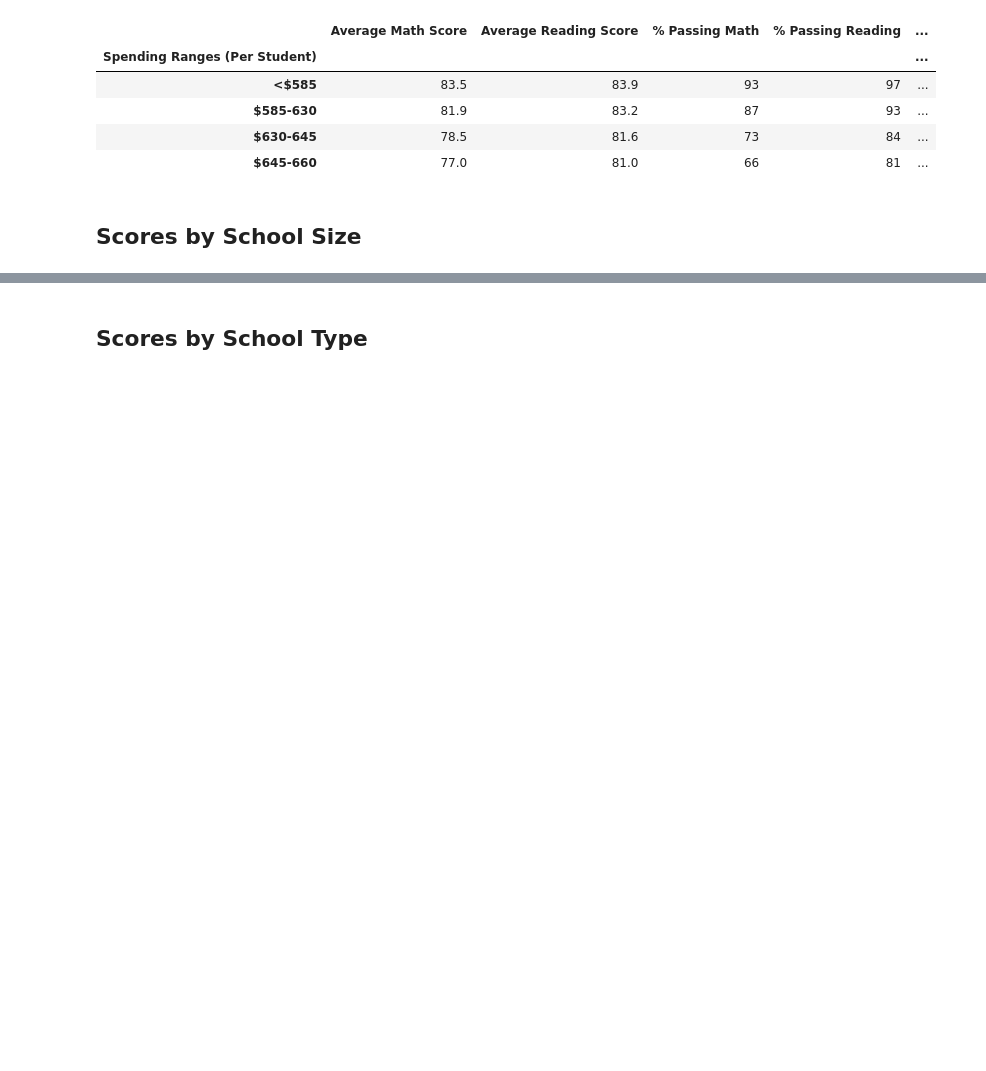
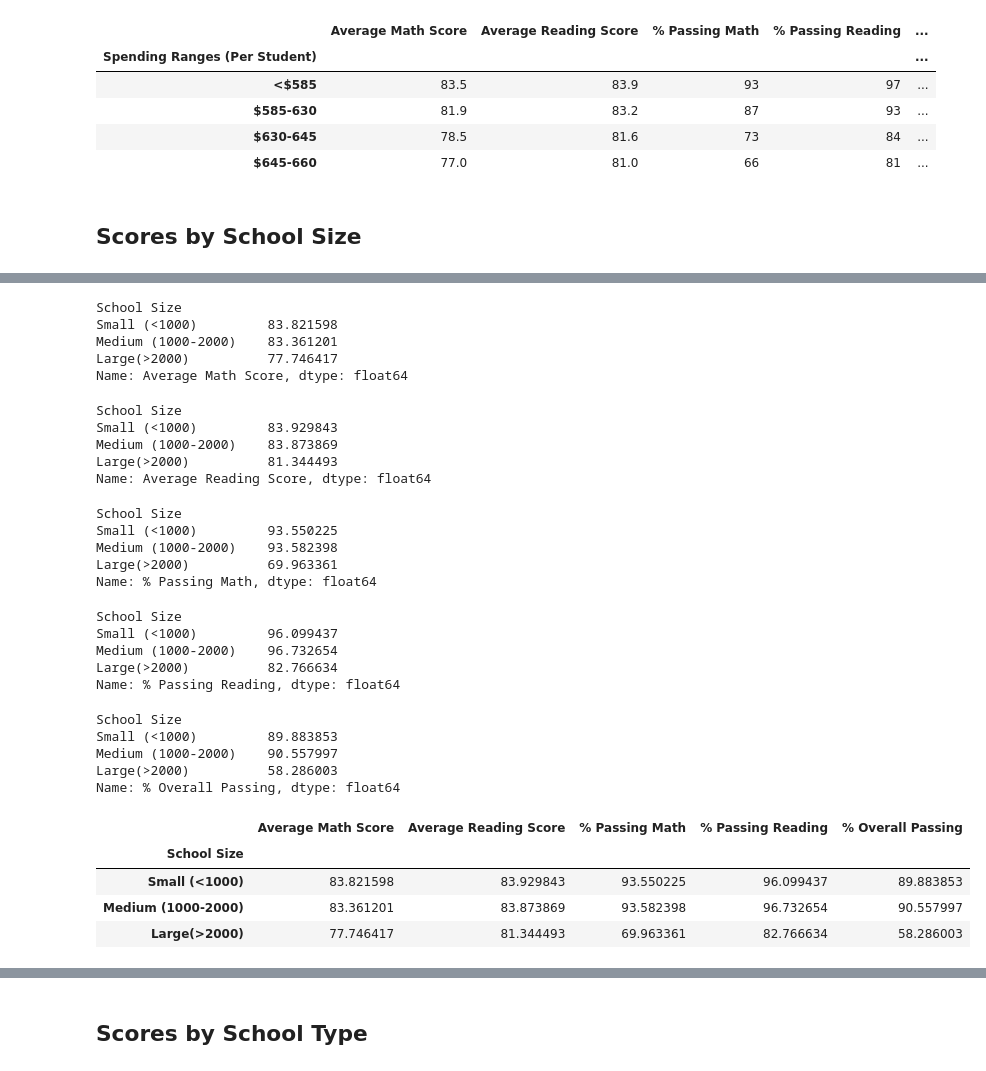
Before and after one commit to OscarD79/School_District_Analysis, a Jupyter notebook: PyCitySchools_Challenge.ipynb, the cells around one changed output, grey strips where cells are left out. Cells and saved outputs as stored; diff of their text form; code cells hidden in the pictures; blank space fills up the shorter version.

```diff
--- a/PyCitySchools_Challenge.ipynb
+++ b/PyCitySchools_Challenge.ipynb
@@ -986,6 +1025,75 @@ spending_summary_df
 # %%
 # Calculate averages for the desired columns.
+# math
+size_math_scores = per_school_summary_df.groupby(["School Size"]).mean()["Average Math Score"]
+size_math_scores
+# %% [output]
+School Size
+Small (<1000)         83.821598
+Medium (1000-2000)    83.361201
+Large(>2000)          77.746417
+Name: Average Math Score, dtype: float64
+# %%
+# Calculate averages for the desired columns.
+# math
+size_reading_scores = per_school_summary_df.groupby(["School Size"]).mean()["Average Reading Score"]
+size_reading_scores
+# %% [output]
+School Size
+Small (<1000)         83.929843
+Medium (1000-2000)    83.873869
+Large(>2000)          81.344493
+Name: Average Reading Score, dtype: float64
+# %%
+# Calculate averages for the desired columns.
+# % passing math
+size_percentage_passing_math = per_school_summary_df.groupby(["School Size"]).mean()["% Passing Math"]
+size_percentage_passing_math
+# %% [output]
+School Size
+Small (<1000)         93.550225
+Medium (1000-2000)    93.582398
+Large(>2000)          69.963361
+Name: % Passing Math, dtype: float64
+# %%
+# Calculate averages for the desired columns.
+# % passing reading
+size_percentage_passing_reading = per_school_summary_df.groupby(["School Size"]).mean()["% Passing Reading"]
+size_percentage_passing_reading
+# %% [output]
+School Size
+Small (<1000)         96.099437
+Medium (1000-2000)    96.732654
+Large(>2000)          82.766634
+Name: % Passing Reading, dtype: float64
+# %%
+# Calculate averages for the desired columns.
+# % Passing Overall
+size_percentage_passing_overall = per_school_summary_df.groupby(["School Size"]).mean()["% Overall Passing"]
+size_percentage_passing_overall
+# %% [output]
+School Size
+Small (<1000)         89.883853
+Medium (1000-2000)    90.557997
+Large(>2000)          58.286003
+Name: % Overall Passing, dtype: float64
 # %%
 # Assemble into DataFrame.
+size_summary_df = pd.DataFrame({
+    "Average Math Score": size_math_scores,
+    "Average Reading Score": size_reading_scores,
+    "% Passing Math": size_percentage_passing_math,
+    "% Passing Reading": size_percentage_passing_reading,
+    "% Overall Passing": size_percentage_passing_overall
+})
+
+
+size_summary_df
+# %% [output]
+|  | Average Math Score | Average Reading Score | % Passing Math | % Passing Reading | % Overall Passing |
+| School Size |  |  |  |  |  |
+| Small (<1000) | 83.821598 | 83.929843 | 93.550225 | 96.099437 | 89.883853 |
+| Medium (1000-2000) | 83.361201 | 83.873869 | 93.582398 | 96.732654 | 90.557997 |
+| Large(>2000) | 77.746417 | 81.344493 | 69.963361 | 82.766634 | 58.286003 |
 # %%
 # Format the DataFrame
```
Also changed, not shown: parts of 14 cells of this notebook.
